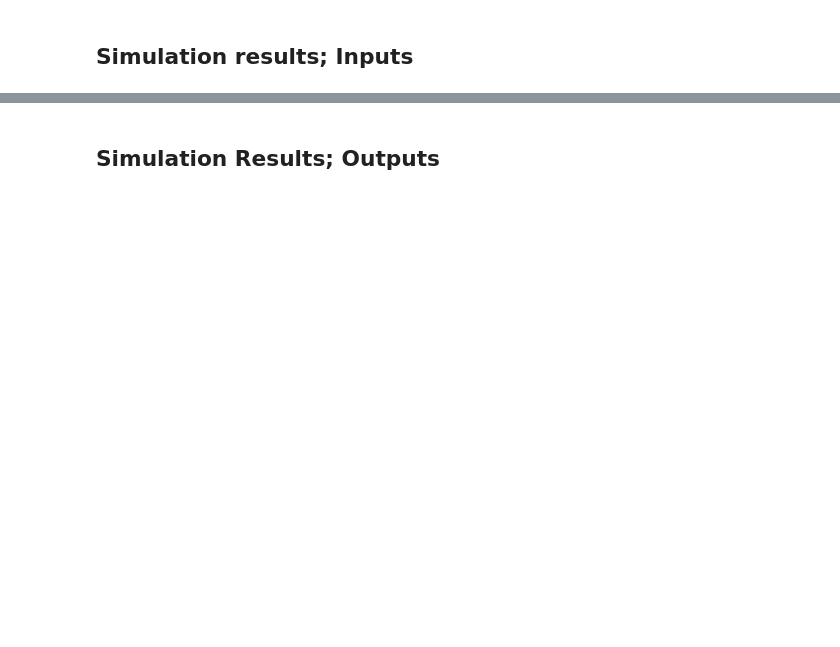
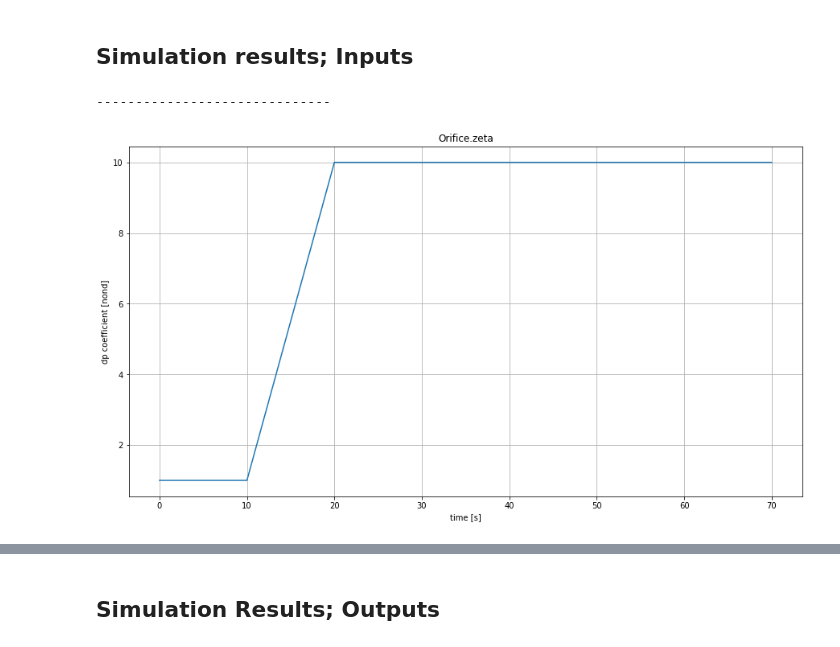
Before and after one commit to zeta-plusplus/ipynbs4OMPython, a Jupyter notebook: PropulsionSystemLib/Examples.Elements.BasicElements.PistonCylinderIdealOttoMV01_ex02_rev001.ipynb, the cells around one changed output, grey strips where cells are left out. Drawn from its saved outputs; the diff is of its cells as text; code cells hidden in the pictures; blank space fills up the shorter version.

```diff
--- a/PropulsionSystemLib/Examples.Elements.BasicElements.PistonCylinderIdealOttoMV01_ex02_rev001.ipynb
+++ b/PropulsionSystemLib/Examples.Elements.BasicElements.PistonCylinderIdealOttoMV01_ex02_rev001.ipynb
@@ -288,14 +288,16 @@ currend dir, back to: /home/ubuntu/Dropbox/01-sharedspace/modelica-shared/Custom
 #****************************************
 iRun=1
 param2change=[
-    "PistonCylinder.CR_paramInput",
-    "PistonCylinder.VolDisp_paramInput",
+    'ramp_zeta.height', 'ramp_zeta.startTime',
+    'ramp_zeta1.height', 'ramp_zeta1.startTime',
+    'ramp_p1.height', 'ramp_p1.startTime',
 ]
 value2set=[
-    10.0,
-    150*10.0**(-6.0),
+    9.0, 10.0,
+    9.0, 30.0,
+    5.0*1000.0, 50.0,
 ]
-stopTime=80.0
+stopTime=70.0
 
 #****************************************
 #    User must NOT edit code below
@@ -381,7 +383,7 @@ currend dir, back to: /home/ubuntu/Dropbox/01-sharedspace/modelica-shared/Custom
 #    User Setting section
 #****************************************
 iRunBegin=2
-iRunEnd=12
+iRunEnd=3
 param2change="PistonCylinder.CR_paramInput"
 valBegin=5.0
 deltaVal=1
@@ -474,7 +518,7 @@ df[i_df]
 <h2>Read csv, array, specify start and end</h2>
 # %%
 i_df_begin=2
-i_df_end=12
+i_df_end=3
 
 
 #***** move to temporary working directory *****
@@ -525,17 +605,20 @@ print('------------------------------')
 # %% [markdown]
 <h2>Simulation results; Inputs</h2>
 # %%
-i_df=0
-varName="ramp_p1.y"
-ylabel='Pressrue [Pa]'
+i_df=1
+varName="Orifice.zeta"
+ylabel='dp coefficient [nond]'
 
 time= df[i_df].loc[:,'time']
 var= df[i_df].loc[:,varName]
 fig.append(plt.figure(figsize=(15,8)))
 plt.xlabel('time [s]')
 plt.ylabel(ylabel)
 plt.plot(time, var)
 plt.title(varName)
 plt.grid()
 print('------------------------------')
+# %% [output]
+------------------------------
+[figure, added]
 # %%
```
Also changed, not shown: parts of 29 cells of this notebook.
